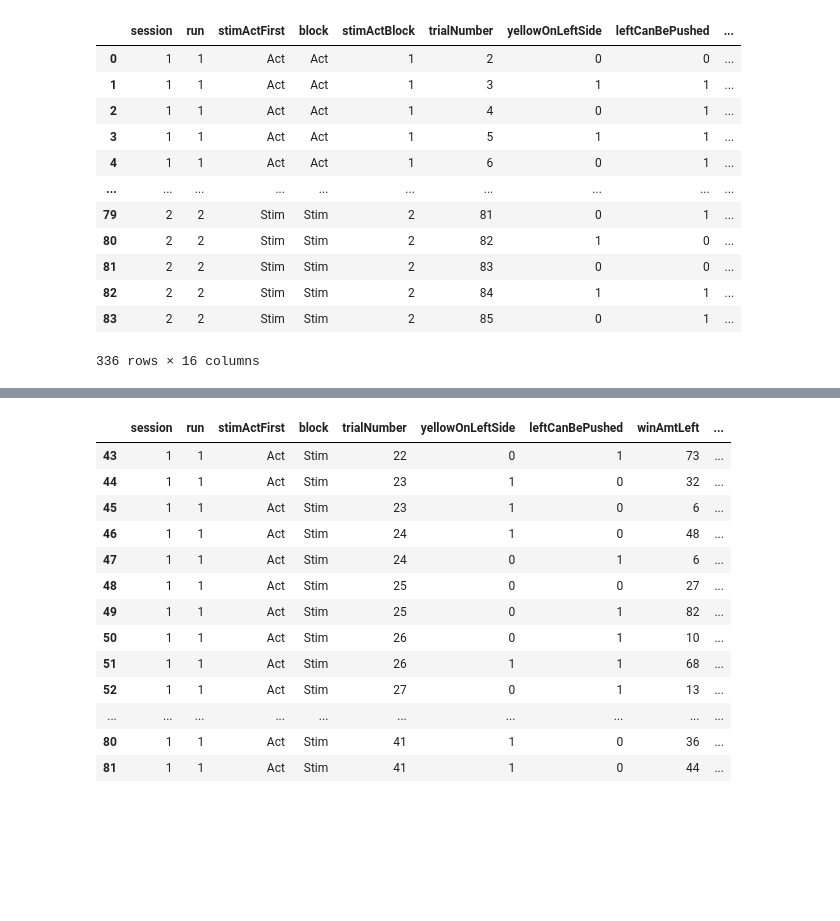
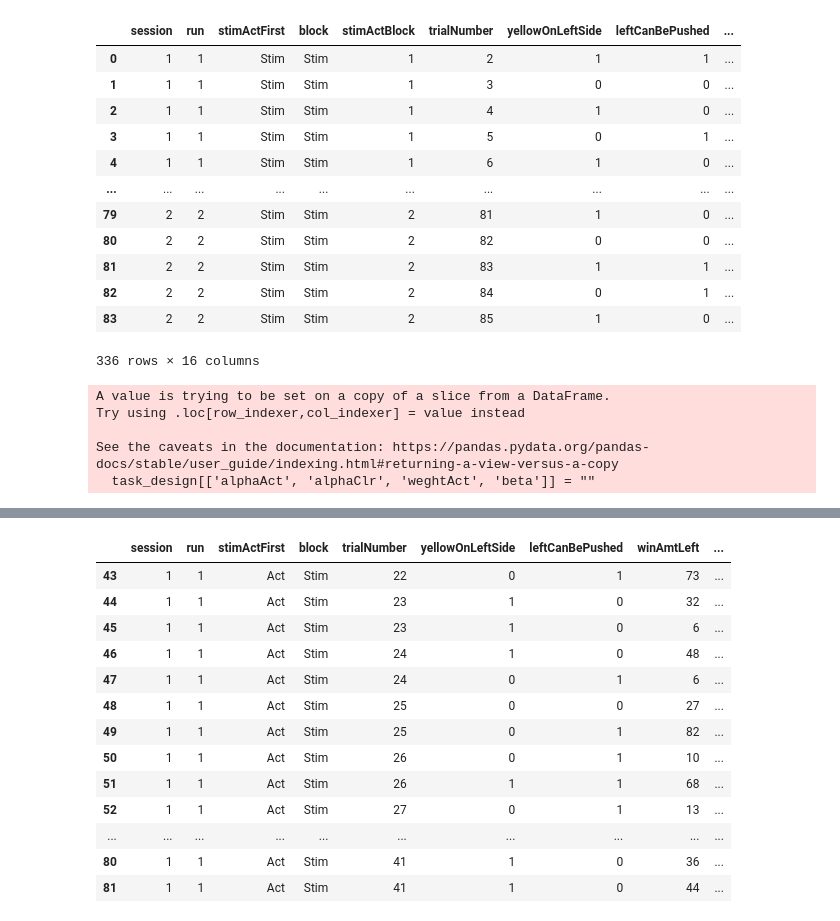
Before and after one commit to AGhaderi/ActStimRL, a Jupyter notebook: Simulation.ipynb, the cells around one changed output, grey strips where cells are left out. Saved outputs shown, nothing was run; the diff lists cells and outputs as text; code cells hidden in the pictures; blank space fills up the shorter version.

Commit message:
Hierarchical simulation parameters

```diff
--- a/Simulation.ipynb
+++ b/Simulation.ipynb
@@ -9,5 +9,21 @@ import seaborn as sns
 from scipy import stats
 # %%
 # np.random.seed(123)
+# %%
+# If you want to model fit or just recall ex model fit
+subName = 'sub-092'
+# List of existing .csv files for each session and run realted to the subject
+files = ['/ses-02achieva7t/' + subName + '_ses-02achieva7t_task-DA_run-1_beh.csv',
+         '/ses-02achieva7t/' + subName + '_ses-02achieva7t_task-DA_run-2_beh.csv',
+         '/ses-03achieva7t/' + subName + '_ses-03achieva7t_task-DA_run-1_beh.csv',
+         '/ses-03achieva7t/' + subName + '_ses-03achieva7t_task-DA_run-2_beh.csv']
+# Main directory of the subject
+subMainDirec = '../data/originalfMRIbehFiles/'
+# Making empty Dataframe to be concatenated in all four .csv file of the subject
+data = pd.DataFrame([])
+for i in range(len(files)):
+    dirc = subMainDirec + subName + files[i]
+    df = pd.read_csv(dirc)
+    data = pd.concat([data, df])
 # %%
-data.columns
+data.columns = data.columns.str.replace(' ', '')
@@ -23,16 +30,30 @@ Index(['session', 'run', 'stimActFirst', 'block', 'stimActBlock',
-# %%
-taskDesign
-# %% [output]
-|  | session | run | stimActFirst | block | stimActBlock | trialNumber | yellowOnLeftSide | leftCanBePushed | ... |
-| 0 | 1 | 1 | Act | Act | 1 | 2 | 0 | 0 | ... |
-| 1 | 1 | 1 | Act | Act | 1 | 3 | 1 | 1 | ... |
-| 2 | 1 | 1 | Act | Act | 1 | 4 | 0 | 1 | ... |
-| 3 | 1 | 1 | Act | Act | 1 | 5 | 1 | 1 | ... |
-| 4 | 1 | 1 | Act | Act | 1 | 6 | 0 | 1 | ... |
-| ... | ... | ... | ... | ... | ... | ... | ... | ... | ... |
-| 79 | 2 | 2 | Stim | Stim | 2 | 81 | 0 | 1 | ... |
-| 80 | 2 | 2 | Stim | Stim | 2 | 82 | 1 | 0 | ... |
-| 81 | 2 | 2 | Stim | Stim | 2 | 83 | 0 | 0 | ... |
-| 82 | 2 | 2 | Stim | Stim | 2 | 84 | 1 | 1 | ... |
-| 83 | 2 | 2 | Stim | Stim | 2 | 85 | 0 | 1 | ... |
-336 rows × 16 columns
+# %%
+task_design = data[['session', 'run', 'stimActFirst', 'block', 'stimActBlock', 'trialNumber', 'yellowOnLeftSide', 'leftCanBePushed', 'winAmtLeft', 'winAmtRight', 'winAmtYellow', 'winAmtBlue', 'winAmtPushable', 'winAmtPullable', 'yellowCorrect', 'pushCorrect']]
+# %%
+task_design
+# %% [output]
+|  | session | run | stimActFirst | block | stimActBlock | trialNumber | yellowOnLeftSide | leftCanBePushed | ... |
+| 0 | 1 | 1 | Stim | Stim | 1 | 2 | 1 | 1 | ... |
+| 1 | 1 | 1 | Stim | Stim | 1 | 3 | 0 | 0 | ... |
+| 2 | 1 | 1 | Stim | Stim | 1 | 4 | 1 | 0 | ... |
+| 3 | 1 | 1 | Stim | Stim | 1 | 5 | 0 | 1 | ... |
+| 4 | 1 | 1 | Stim | Stim | 1 | 6 | 1 | 0 | ... |
+| ... | ... | ... | ... | ... | ... | ... | ... | ... | ... |
+| 79 | 2 | 2 | Stim | Stim | 2 | 81 | 1 | 0 | ... |
+| 80 | 2 | 2 | Stim | Stim | 2 | 82 | 0 | 0 | ... |
+| 81 | 2 | 2 | Stim | Stim | 2 | 83 | 1 | 1 | ... |
+| 82 | 2 | 2 | Stim | Stim | 2 | 84 | 0 | 1 | ... |
+| 83 | 2 | 2 | Stim | Stim | 2 | 85 | 1 | 0 | ... |
+336 rows × 16 columns
+# %%
+task_desin_parameters = setTrueParameters(task_design = task_design,
+                  alphaAct_mu = np.array([[.5,2],[.1,.1]]), alphaAct_sd = np.array([[.5,2],[.1,.1]]),
+                  alphaClr_mu = np.array([[.5,2],[.1,.1]]), alphaClr_sd = np.array([[.5,2],[.1,.1]]),
+                  weghtAct_mu = np.array([[.5,2],[.1,.1]]), weghtAct_sd = np.array([[.5,2],[.1,.1]]),
+                  beta_mu = np.array([[.5,2],[.1,.1]]), beta_sd = np.array([[.5,2],[.1,.1]]))
+# %% [output]
+A value is trying to be set on a copy of a slice from a DataFrame.
+Try using .loc[row_indexer,col_indexer] = value instead
+
+See the caveats in the documentation: https://pandas.pydata.org/pandas-docs/stable/user_guide/indexing.html#returning-a-view-versus-a-copy
+  task_design[['alphaAct', 'alphaClr', 'weghtAct', 'beta']] = ""
```
Also changed, not shown: parts of 6 cells of this notebook.
